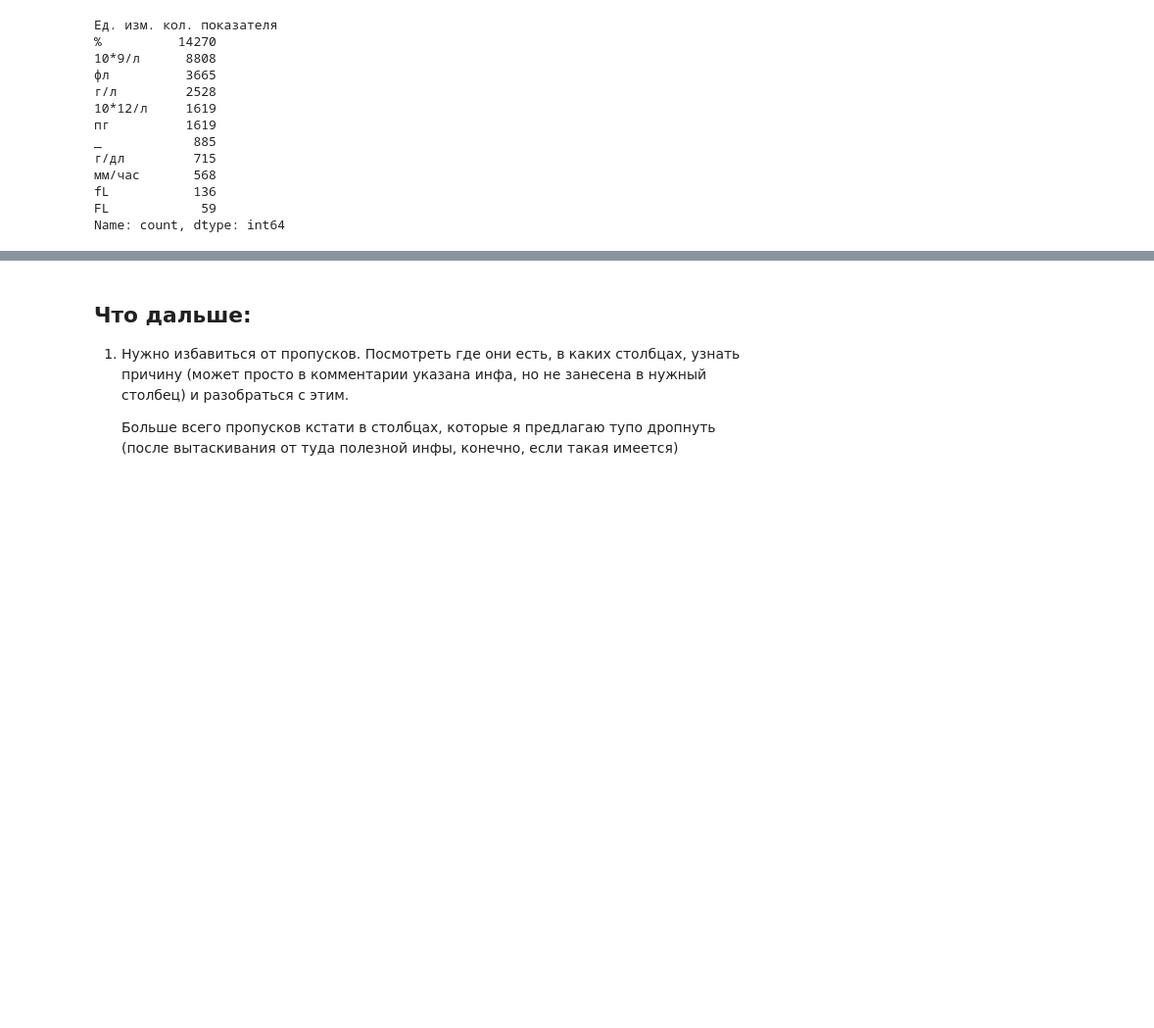
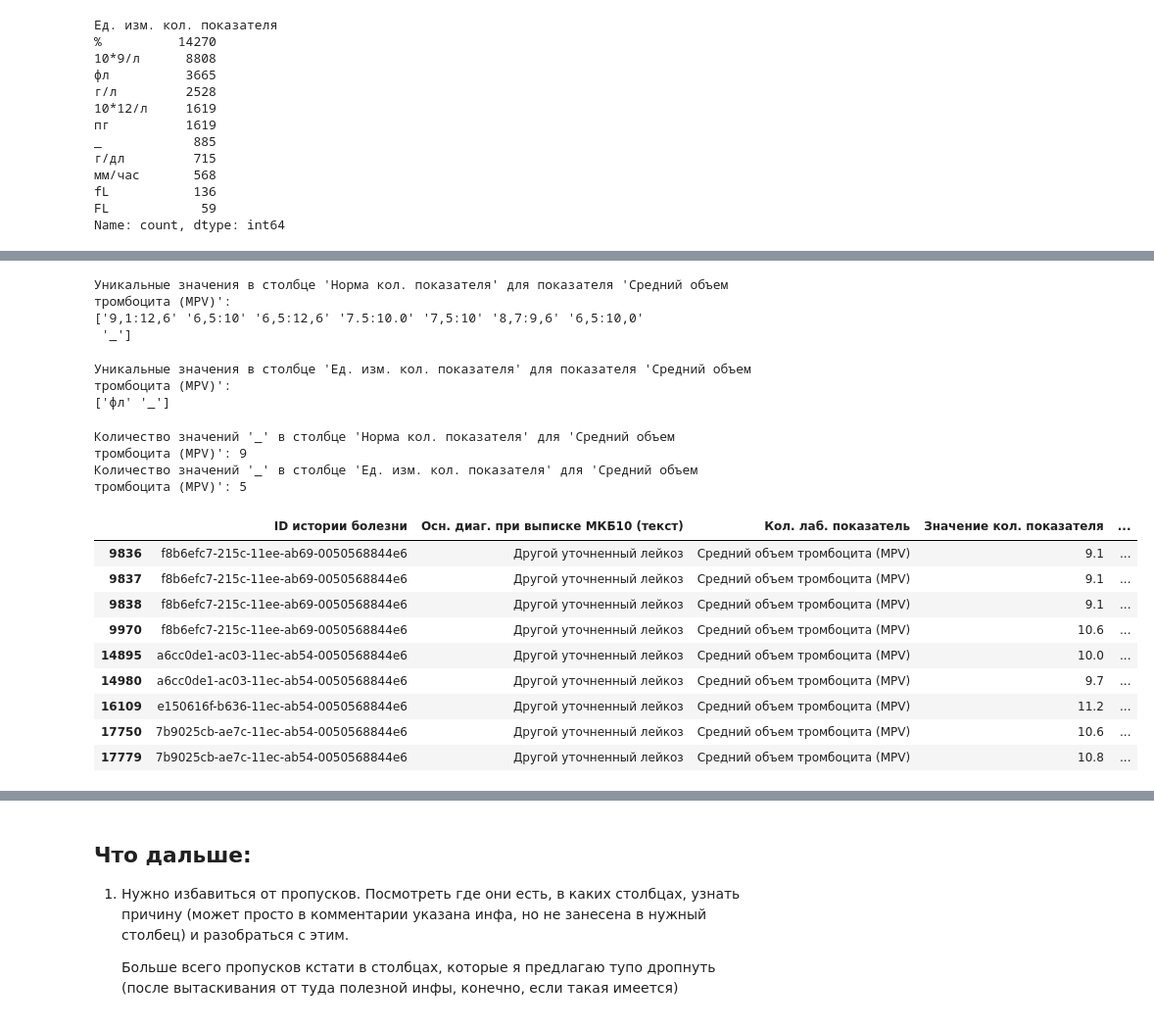
Before and after one commit to ekaterinakaz4255/hakaton_blood_classification, a Jupyter notebook: clear_preprocessing.ipynb, the cells around one changed output, grey strips where cells are left out. Shown at 98% size. Saved outputs shown, nothing was run; the diff lists cells and outputs as text; code cells hidden in the pictures; blank space fills up the shorter version.

```diff
--- a/clear_preprocessing.ipynb
+++ b/clear_preprocessing.ipynb
@@ -503,0 +1161,8 @@ print("Единицы измерения успешно унифицирован
+# %%
+# Применяем функцию для строк, где 'Кол. лаб. показатель' равно 'Тромбоциты (PLT)'
+mask_plt = df['Кол. лаб. показатель'] == 'Тромбоциты (PLT)'
+df.loc[mask_plt, 'Норма кол. показателя'] = df[mask_plt].apply(lambda row: get_plt_norm(row['Возраст']), axis=1)
+
+# Проверка результата
+print("Установлены нормы тромбоцитов (PLT) для показателя 'Тромбоциты (PLT)'.")
+print(df[mask_plt][['Возраст', 'Пол', 'Норма кол. показателя']])
@@ -503,0 +1214,8 @@ print("Единицы измерения успешно унифицирован
+# %%
+# Применяем функцию для строк, где 'Кол. лаб. показатель' равно 'Лейкоциты (WBC)'
+mask_wbc = df['Кол. лаб. показатель'] == 'Лейкоциты (WBC)'
+df.loc[mask_wbc, 'Норма кол. показателя'] = df[mask_wbc].apply(lambda row: get_wbc_norm(row['Возраст'], row['Пол']), axis=1)
+
+# Проверка результата
+print("Установлены нормы лейкоцитов (WBC) для показателя 'Лейкоциты (WBC)'.")
+print(df[mask_wbc][['Возраст', 'Пол', 'Норма кол. показателя']])
@@ -503,0 +1254,18 @@ print("Единицы измерения успешно унифицирован
+# %%
+# https://medlineservice.ru/articles/trombokrit/#:~:text=%D0%9D%D0%BE%D1%80%D0%BC%D0%B0%D0%BB%D1%8C%D0%BD%D1%8B%D0%B5%20%D0%B7%D0%BD%D0%B0%D1%87%D0%B5%D0%BD%D0%B8%D1%8F%20%D1%82%D1%80%D0%BE%D0%BC%D0%B1%D0%BE%D0%BA%D1%80%D0%B8%D1%82%D0%B0,%D0%B2%D0%B7%D1%80%D0%BE%D1%81%D0%BB%D1%8B%D1%85%20%D0%B6%D0%B5%D0%BD%D1%89%D0%B8%D0%BD%2C%20%D0%BC%D1%83%D0%B6%D1%87%D0%B8%D0%BD%20%D0%B8%20%D0%B4%D0%B5%D1%82%D0%B5%D0%B9.
+def get_pct_norm(age):
+    """Возвращает норму тромбокрита (PCT) в зависимости от возраста."""
+    # Нормы для детей до 18 лет
+    if age < 18:
+        return "0,15:0,35"
+    # Норма для взрослых
+    else:
+        return "0,15:0,4"
+# %%
+# Применяем функцию для строк, где 'Кол. лаб. показатель' равно 'Тромбокрит (PCT)'
+mask_pct = df['Кол. лаб. показатель'] == 'Тромбокрит (PCT)'
+df.loc[mask_pct, 'Норма кол. показателя'] = df[mask_pct].apply(lambda row: get_pct_norm(row['Возраст']), axis=1)
+
+# Проверка результата
+print("Установлены нормы тромбокрита (PCT) для показателя 'Тромбокрит (PCT)'.")
+print(df[mask_pct][['Возраст', 'Пол', 'Норма кол. показателя']])
@@ -503,0 +1290,45 @@ print("Единицы измерения успешно унифицирован
+# %%
+unique_MPV = MPV_df['Норма кол. показателя'].unique()
+print("Уникальные значения в столбце 'Норма кол. показателя' для показателя 'Средний объем тромбоцита (MPV)':")
+print(unique_MPV)
+# %% [output]
+Уникальные значения в столбце 'Норма кол. показателя' для показателя 'Средний объем тромбоцита (MPV)':
+['9,1:12,6' '6,5:10' '6,5:12,6' '7.5:10.0' '7,5:10' '8,7:9,6' '6,5:10,0'
+ '_']
+# %%
+unique_ed_MPV = MPV_df['Ед. изм. кол. показателя'].unique()
+print("Уникальные значения в столбце 'Ед. изм. кол. показателя' для показателя 'Средний объем тромбоцита (MPV)':")
+print(unique_ed_MPV)
+# %% [output]
+Уникальные значения в столбце 'Ед. изм. кол. показателя' для показателя 'Средний объем тромбоцита (MPV)':
+['фл' '_']
+# %%
+# Фильтруем строки, где 'Кол. лаб. показатель' равен 'Средний объем тромбоцита (MPV)'
+mpv_mask = df['Кол. лаб. показатель'] == 'Средний объем тромбоцита (MPV)'
+
+# Считаем количество '_' в столбце 'Норма кол. показателя' для фильтрованных строк
+norma_underscore_count = df[mpv_mask]['Норма кол. показателя'].value_counts().get('_', 0)
+
+# Считаем количество '_' в столбце 'Ед. изм. кол. показателя' для фильтрованных строк
+unit_underscore_count = df[mpv_mask]['Ед. изм. кол. показателя'].value_counts().get('_', 0)
+
+# Выводим результаты
+print(f"Количество значений '_' в столбце 'Норма кол. показателя' для 'Средний объем тромбоцита (MPV)': {norma_underscore_count}")
+print(f"Количество значений '_' в столбце 'Ед. изм. кол. показателя' для 'Средний объем тромбоцита (MPV)': {unit_underscore_count}")
+# %% [output]
+Количество значений '_' в столбце 'Норма кол. показателя' для 'Средний объем тромбоцита (MPV)': 9
+Количество значений '_' в столбце 'Ед. изм. кол. показателя' для 'Средний объем тромбоцита (MPV)': 5
+# %%
+mpv_norma_underscore_df = df[(df['Кол. лаб. показатель'] == 'Средний объем тромбоцита (MPV)') & (df['Норма кол. показателя'] == '_')]
+mpv_norma_underscore_df
+# %% [output]
+|  | ID истории болезни | Осн. диаг. при выписке МКБ10 (текст) | Кол. лаб. показатель | Значение кол. показателя | ... |
+| 9836 | f8b6efc7-215c-11ee-ab69-0050568844e6 | Другой уточненный лейкоз | Средний объем тромбоцита (MPV) | 9.1 | ... |
+| 9837 | f8b6efc7-215c-11ee-ab69-0050568844e6 | Другой уточненный лейкоз | Средний объем тромбоцита (MPV) | 9.1 | ... |
+| 9838 | f8b6efc7-215c-11ee-ab69-0050568844e6 | Другой уточненный лейкоз | Средний объем тромбоцита (MPV) | 9.1 | ... |
+| 9970 | f8b6efc7-215c-11ee-ab69-0050568844e6 | Другой уточненный лейкоз | Средний объем тромбоцита (MPV) | 10.6 | ... |
+| 14895 | a6cc0de1-ac03-11ec-ab54-0050568844e6 | Другой уточненный лейкоз | Средний объем тромбоцита (MPV) | 10.0 | ... |
+| 14980 | a6cc0de1-ac03-11ec-ab54-0050568844e6 | Другой уточненный лейкоз | Средний объем тромбоцита (MPV) | 9.7 | ... |
+| 16109 | e150616f-b636-11ec-ab54-0050568844e6 | Другой уточненный лейкоз | Средний объем тромбоцита (MPV) | 11.2 | ... |
+| 17750 | 7b9025cb-ae7c-11ec-ab54-0050568844e6 | Другой уточненный лейкоз | Средний объем тромбоцита (MPV) | 10.6 | ... |
+| 17779 | 7b9025cb-ae7c-11ec-ab54-0050568844e6 | Другой уточненный лейкоз | Средний объем тромбоцита (MPV) | 10.8 | ... |
```
Also changed, not shown: parts of 82 cells of this notebook.
